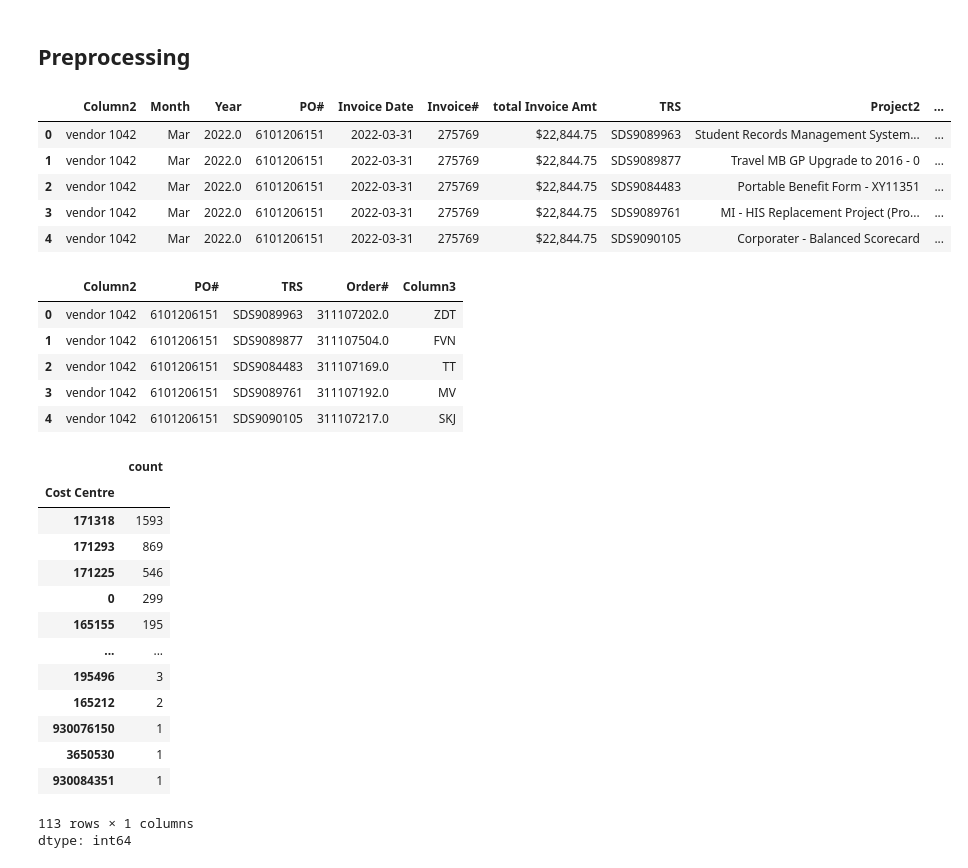
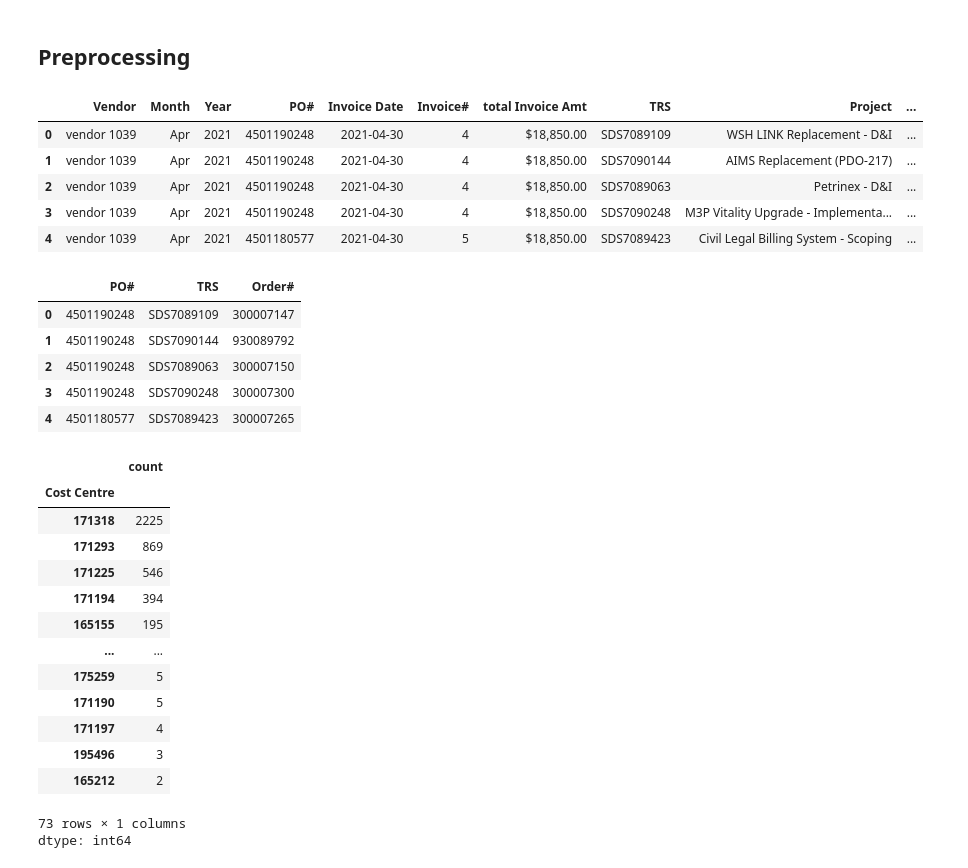
Before and after one commit to pin164/Automated-Expense-Categorization, a Jupyter notebook: Decision_Tree_model.ipynb, the cells around one changed output. Cells and saved outputs as stored; diff of their text form; code cells hidden in the pictures.

```diff
--- a/Decision_Tree_model.ipynb
+++ b/Decision_Tree_model.ipynb
@@ -21,47 +25,48 @@ Mounted at /content/drive
 ## Preprocessing
 # %%
 # STEP 2
-#  Import and read the Cleaned_Invoice_3.csv
-
-application_df = pd.read_csv("/content/drive/MyDrive/Project 4/Cleaned_Invoice_3.csv",encoding='latin1').iloc[:,:14]
+#  Import and read the Cleaned_Invoice_4.csv
+#/content/drive/MyDrive/Project 4/Automated-Expense-Categorization/Cleaned_Invoice_4.csv
+application_df = pd.read_csv("/content/drive/MyDrive/Project 4/Automated-Expense-Categorization/Cleaned_Invoice_4.csv",encoding='latin1').iloc[:,:14]
 application_df.head()
 # %% [output]
-|  | Column2 | Month | Year | PO# | Invoice Date | Invoice# | total Invoice Amt | TRS | Project2 | ... |
-| 0 | vendor 1042 | Mar | 2022.0 | 6101206151 | 2022-03-31 | 275769 | $22,844.75 | SDS9089963 | Student Records Management System... | ... |
-| 1 | vendor 1042 | Mar | 2022.0 | 6101206151 | 2022-03-31 | 275769 | $22,844.75 | SDS9089877 | Travel MB GP Upgrade to 2016 - 0 | ... |
-| 2 | vendor 1042 | Mar | 2022.0 | 6101206151 | 2022-03-31 | 275769 | $22,844.75 | SDS9084483 | Portable Benefit Form - XY11351 | ... |
-| 3 | vendor 1042 | Mar | 2022.0 | 6101206151 | 2022-03-31 | 275769 | $22,844.75 | SDS9089761 | MI - HIS Replacement Project (Pro... | ... |
-| 4 | vendor 1042 | Mar | 2022.0 | 6101206151 | 2022-03-31 | 275769 | $22,844.75 | SDS9090105 | Corporater - Balanced Scorecard | ... |
+|  | Vendor | Month | Year | PO# | Invoice Date | Invoice# | total Invoice Amt | TRS | Project | ... |
+| 0 | vendor 1039 | Apr | 2021 | 4501190248 | 2021-04-30 | 4 | $18,850.00 | SDS7089109 | WSH LINK Replacement - D&I | ... |
+| 1 | vendor 1039 | Apr | 2021 | 4501190248 | 2021-04-30 | 4 | $18,850.00 | SDS7090144 | AIMS Replacement (PDO-217) | ... |
+| 2 | vendor 1039 | Apr | 2021 | 4501190248 | 2021-04-30 | 4 | $18,850.00 | SDS7089063 | Petrinex - D&I | ... |
+| 3 | vendor 1039 | Apr | 2021 | 4501190248 | 2021-04-30 | 4 | $18,850.00 | SDS7090248 | M3P Vitality Upgrade - Implementa... | ... |
+| 4 | vendor 1039 | Apr | 2021 | 4501180577 | 2021-04-30 | 5 | $18,850.00 | SDS7089423 | Civil Legal Billing System - Scoping | ... |
 # %%
 # STEP 3
-# #extract beneficial columns only
-X_df = application_df[['Column2','PO#','TRS','Order#','Column3']]
+# extract beneficial columns only
+####X_df = application_df[['Column2','PO#','TRS','Order#','Column3']]
+X_df = application_df[['PO#','TRS','Order#']]
 Y_df = application_df['Cost Centre']
 X_df.head()
 # %% [output]
-|  | Column2 | PO# | TRS | Order# | Column3 |
-| 0 | vendor 1042 | 6101206151 | SDS9089963 | 311107202.0 | ZDT |
-| 1 | vendor 1042 | 6101206151 | SDS9089877 | 311107504.0 | FVN |
-| 2 | vendor 1042 | 6101206151 | SDS9084483 | 311107169.0 | TT |
-| 3 | vendor 1042 | 6101206151 | SDS9089761 | 311107192.0 | MV |
-| 4 | vendor 1042 | 6101206151 | SDS9090105 | 311107217.0 | SKJ |
+|  | PO# | TRS | Order# |
+| 0 | 4501190248 | SDS7089109 | 300007147 |
+| 1 | 4501190248 | SDS7090144 | 930089792 |
+| 2 | 4501190248 | SDS7089063 | 300007150 |
+| 3 | 4501190248 | SDS7090248 | 300007300 |
+| 4 | 4501180577 | SDS7089423 | 300007265 |
 # %%
 Y_df.value_counts()
 # %% [output]
 |  | count |
 | Cost Centre |  |
-| 171318 | 1593 |
+| 171318 | 2225 |
 | 171293 | 869 |
 | 171225 | 546 |
-| 0 | 299 |
+| 171194 | 394 |
 | 165155 | 195 |
 | ... | ... |
+| 175259 | 5 |
+| 171190 | 5 |
+| 171197 | 4 |
 | 195496 | 3 |
 | 165212 | 2 |
-| 930076150 | 1 |
-| 3650530 | 1 |
-| 930084351 | 1 |
-113 rows × 1 columns
+73 rows × 1 columns
 dtype: int64
 # %%
 X_df.dtypes
```
Also changed, not shown: parts of 25 cells of this notebook, 1 other file.
